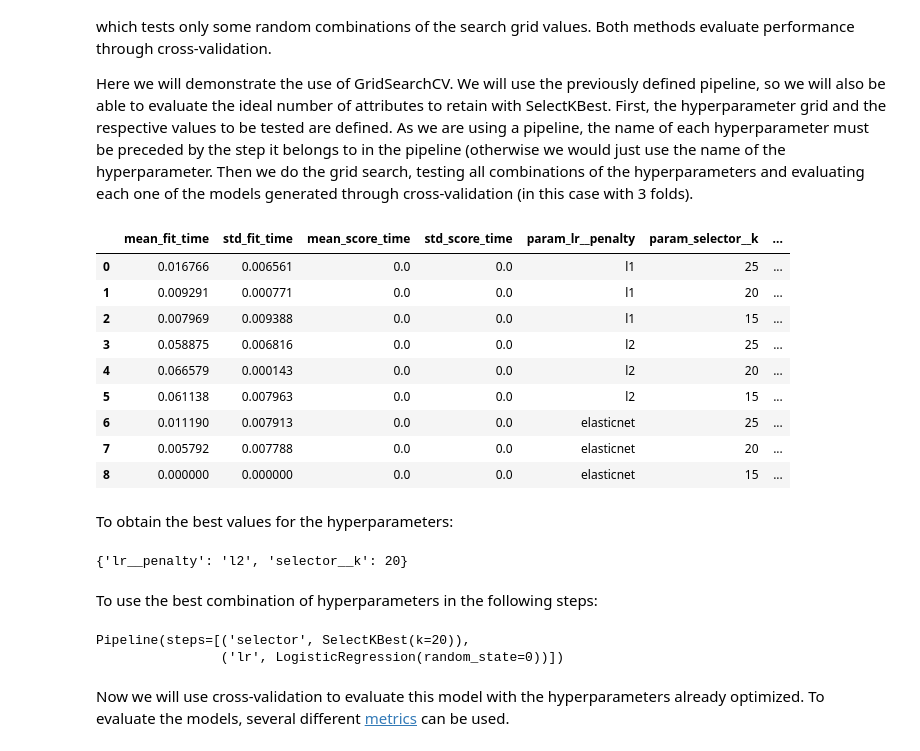
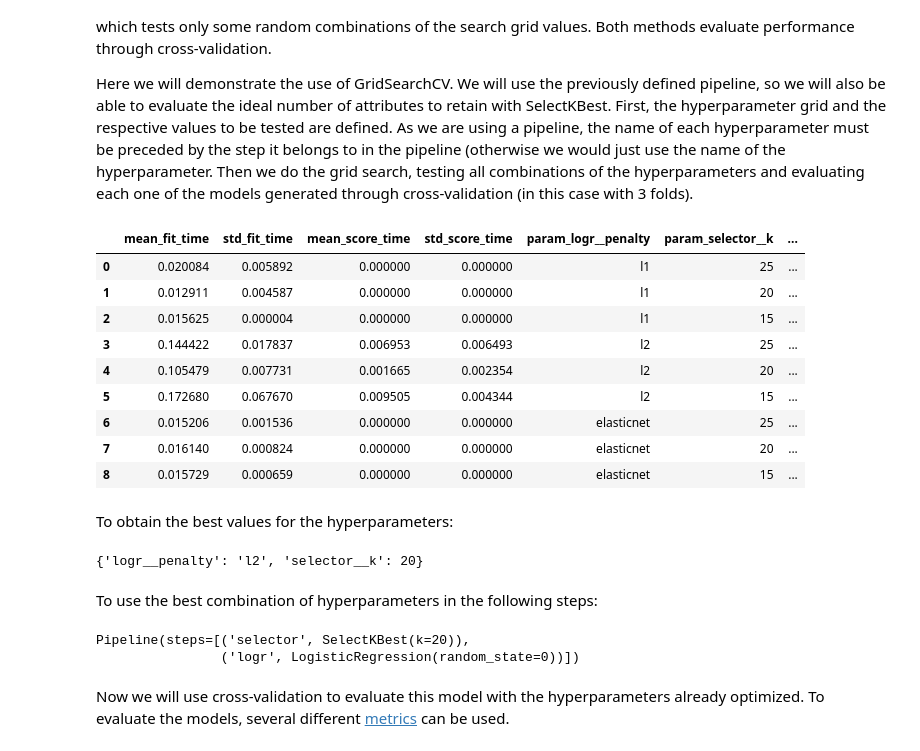
Before and after one commit to tsamuelabaptista/project-mbioinf, a Jupyter notebook: code/4-ML_dataset_double.ipynb, the cells around one changed output. Drawn from its saved outputs; the diff is of its cells as text; code cells hidden in the pictures.

```diff
--- a/code/4-ML_dataset_double.ipynb
+++ b/code/4-ML_dataset_double.ipynb
@@ -310,7 +310,7 @@ When creating the instance of the learning algorithm, you can immediately define
 
 The values of the hyperparameters can be modified, passing the value you intend to use for a given hyperparameter as an argument when instantiating the learning algorithm:
 # %%
-estimator_lr = LogisticRegression(random_state=0)
+estimator_logr = LogisticRegression(random_state=0)
 # %% [markdown]
 Later on, we will evaluate the best values for certain hyperparameters through model selection methods.
 # %% [markdown]
@@ -318,6 +318,6 @@ The complexity of a model increases with the increase in the number of input att
 
 The following shows how the selection of attributes can be done. SelectKBest is just one possible method. In the <a href="https://scikit-learn.org/stable/modules/feature_selection.html#feature-selection">scikit-learn documentation</a> you will find more feature selection methods.
 # %%
-selector_lr = SelectKBest(f_classif)
+selector_logr = SelectKBest(f_classif)
 # %% [markdown]
 The preprocessing and feature selection steps must be applied to the training data and then must be applied in the same way to the test data set. To be able to do this more easily (especially when using methods involving cross-validation), the different steps can be chained together, using a <a href="https://scikit-learn.org/stable/modules/generated/sklearn.pipeline.Pipeline.html">scikit-learn pipeline</a>.
@@ -326,42 +324,44 @@ pipeline_lr = Pipeline([('selector', selector_lr), ('lr', estimator_lr)])
+# %%
+pipeline_logr = Pipeline([('selector', selector_logr), ('logr', estimator_logr)])
 # %% [markdown]
 As an alternative to manually defining the values of each hyperparameter, <a href="https://scikit-learn.org/stable/modules/grid_search.html">hyperparameter optimization</a> methods can be used. Scikit-learn has two methods: GridSearchCV, which tests all possible combinations of the different values chosen for each hyperparameter (which are defined in a search grid), and RandomizedSearchCV, which tests only some random combinations of the search grid values. Both methods evaluate performance through cross-validation.
 
 Here we will demonstrate the use of GridSearchCV. We will use the previously defined pipeline, so we will also be able to evaluate the ideal number of attributes to retain with SelectKBest. First, the hyperparameter grid and the respective values to be tested are defined. As we are using a pipeline, the name of each hyperparameter must be preceded by the step it belongs to in the pipeline (otherwise we would just use the name of the hyperparameter. Then we do the grid search, testing all combinations of the hyperparameters and evaluating each one of the models generated through cross-validation (in this case with 3 folds).
 # %%
-params_to_test_lr = {'selector__k':[25, 20, 15], 'lr__penalty':['l1', 'l2', 'elasticnet']}
-grid_search_lr = GridSearchCV(pipeline_lr, params_to_test_lr, cv=3)
-grid_search_lr.fit(X_train, y_train)
+params_to_test_logr = {'selector__k':[25, 20, 15], 'logr__penalty':['l1', 'l2', 'elasticnet']}
+grid_search_logr = GridSearchCV(pipeline_logr, params_to_test_logr, cv=3)
+grid_search_logr.fit(X_train, y_train)
 
-gs_results_lr = pd.DataFrame.from_dict(data=grid_search_lr.cv_results_)
-gs_results_lr
+gs_results_logr = pd.DataFrame.from_dict(data=grid_search_logr.cv_results_)
+gs_results_logr
 
-# Save gs_results_lr to a CSV file named 'grid_search_results_lr.csv'
-# gs_results_lr.to_csv('grid_search_results_lr.csv', index=False)
+# Save gs_results_logr to a CSV file named 'grid_search_results_logr.csv'
+# gs_results_logr.to_csv('grid_search_results_logr.csv', index=False)
 # %% [output]
-|  | mean_fit_time | std_fit_time | mean_score_time | std_score_time | param_lr__penalty | param_selector__k | ... |
-| 0 | 0.016766 | 0.006561 | 0.0 | 0.0 | l1 | 25 | ... |
-| 1 | 0.009291 | 0.000771 | 0.0 | 0.0 | l1 | 20 | ... |
-| 2 | 0.007969 | 0.009388 | 0.0 | 0.0 | l1 | 15 | ... |
-| 3 | 0.058875 | 0.006816 | 0.0 | 0.0 | l2 | 25 | ... |
-| 4 | 0.066579 | 0.000143 | 0.0 | 0.0 | l2 | 20 | ... |
-| 5 | 0.061138 | 0.007963 | 0.0 | 0.0 | l2 | 15 | ... |
-| 6 | 0.011190 | 0.007913 | 0.0 | 0.0 | elasticnet | 25 | ... |
-| 7 | 0.005792 | 0.007788 | 0.0 | 0.0 | elasticnet | 20 | ... |
-| 8 | 0.000000 | 0.000000 | 0.0 | 0.0 | elasticnet | 15 | ... |
+|  | mean_fit_time | std_fit_time | mean_score_time | std_score_time | param_logr__penalty | param_selector__k | ... |
+| 0 | 0.020084 | 0.005892 | 0.000000 | 0.000000 | l1 | 25 | ... |
+| 1 | 0.012911 | 0.004587 | 0.000000 | 0.000000 | l1 | 20 | ... |
+| 2 | 0.015625 | 0.000004 | 0.000000 | 0.000000 | l1 | 15 | ... |
+| 3 | 0.144422 | 0.017837 | 0.006953 | 0.006493 | l2 | 25 | ... |
+| 4 | 0.105479 | 0.007731 | 0.001665 | 0.002354 | l2 | 20 | ... |
+| 5 | 0.172680 | 0.067670 | 0.009505 | 0.004344 | l2 | 15 | ... |
+| 6 | 0.015206 | 0.001536 | 0.000000 | 0.000000 | elasticnet | 25 | ... |
+| 7 | 0.016140 | 0.000824 | 0.000000 | 0.000000 | elasticnet | 20 | ... |
+| 8 | 0.015729 | 0.000659 | 0.000000 | 0.000000 | elasticnet | 15 | ... |
 # %% [markdown]
 To obtain the best values for the hyperparameters:
 # %%
-grid_search_lr.best_params_
+grid_search_logr.best_params_
 # %% [output]
-{'lr__penalty': 'l2', 'selector__k': 20}
+{'logr__penalty': 'l2', 'selector__k': 20}
 # %% [markdown]
 To use the best combination of hyperparameters in the following steps:
-# %%
-best_pipeline_lr = grid_search_lr.best_estimator_
-best_pipeline_lr
-# %% [output]
-Pipeline(steps=[('selector', SelectKBest(k=20)),
-                ('lr', LogisticRegression(random_state=0))])
+# %%
+best_pipeline_logr = grid_search_logr.best_estimator_
+best_pipeline_logr
+# %% [output]
+Pipeline(steps=[('selector', SelectKBest(k=20)),
+                ('logr', LogisticRegression(random_state=0))])
 # %% [markdown]
 Now we will use cross-validation to evaluate this model with the hyperparameters already optimized. To evaluate the models, several different <a href="https://scikit-learn.org/stable/modules/model_evaluation.html#regression-metrics">metrics</a> can be used.
 # %%
```
Also changed, not shown: parts of 20 cells of this notebook.
